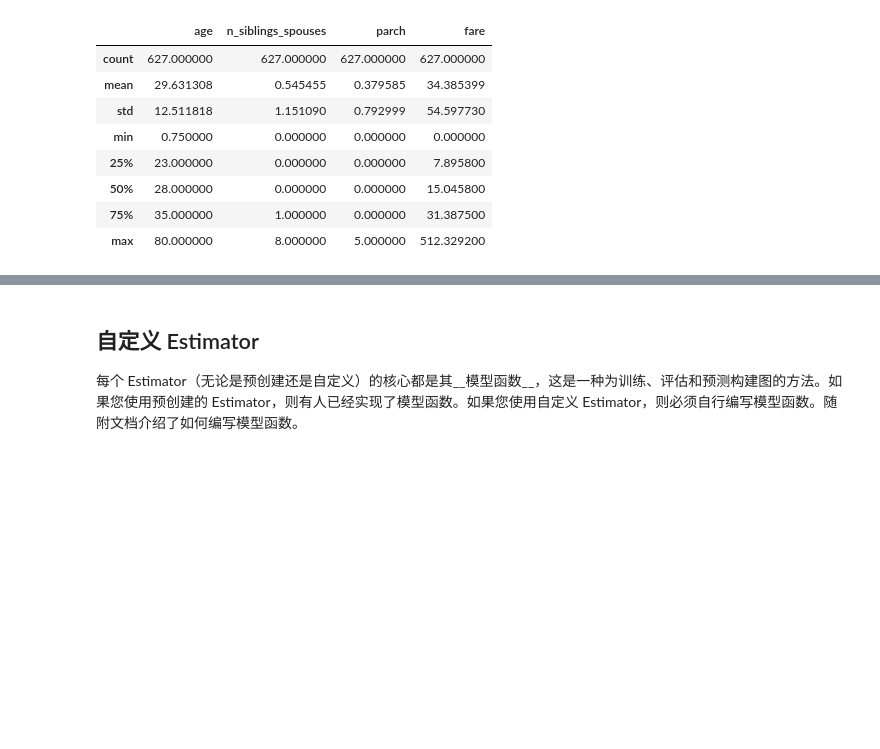
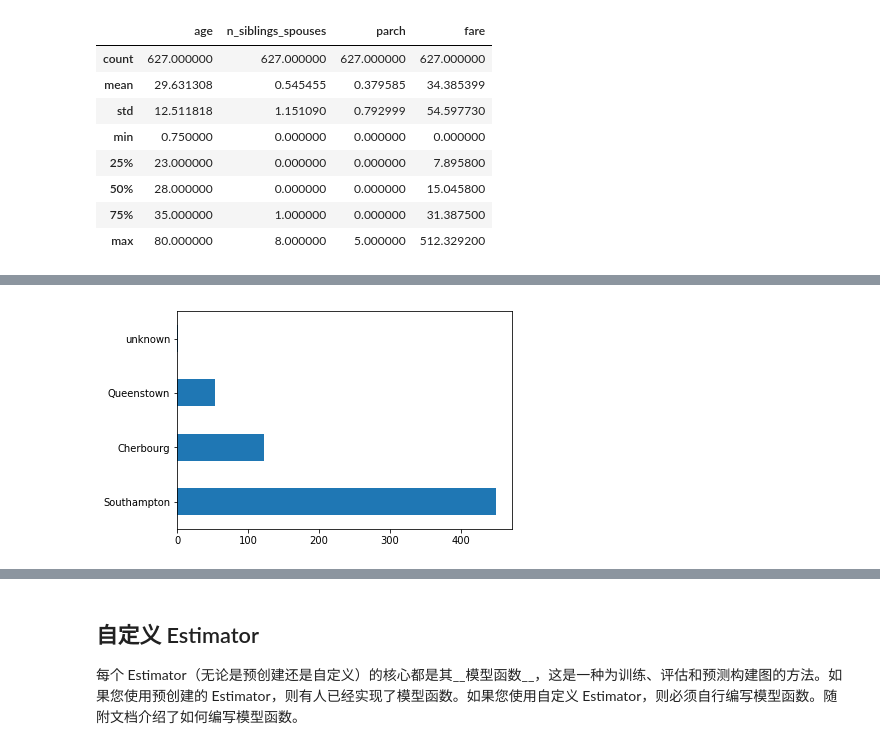
Before and after one commit to mayi140611/mayiexamples, a Jupyter notebook: tensorflow/TensorFlow 指南.ipynb, the cells around one changed output, grey strips where cells are left out. Cells and saved outputs as stored; diff of their text form; code cells hidden in the pictures; blank space fills up the shorter version.

```diff
--- a/tensorflow/TensorFlow 指南.ipynb
+++ b/tensorflow/TensorFlow 指南.ipynb
@@ -1001,0 +1036,6 @@ dftrain.describe()
+# %%
+(dftrain['embark_town']
+  .value_counts()
+  .plot(kind='barh'));
+# %% [output]
+[figure, added]
```
Also changed, not shown: parts of 51 cells of this notebook.
